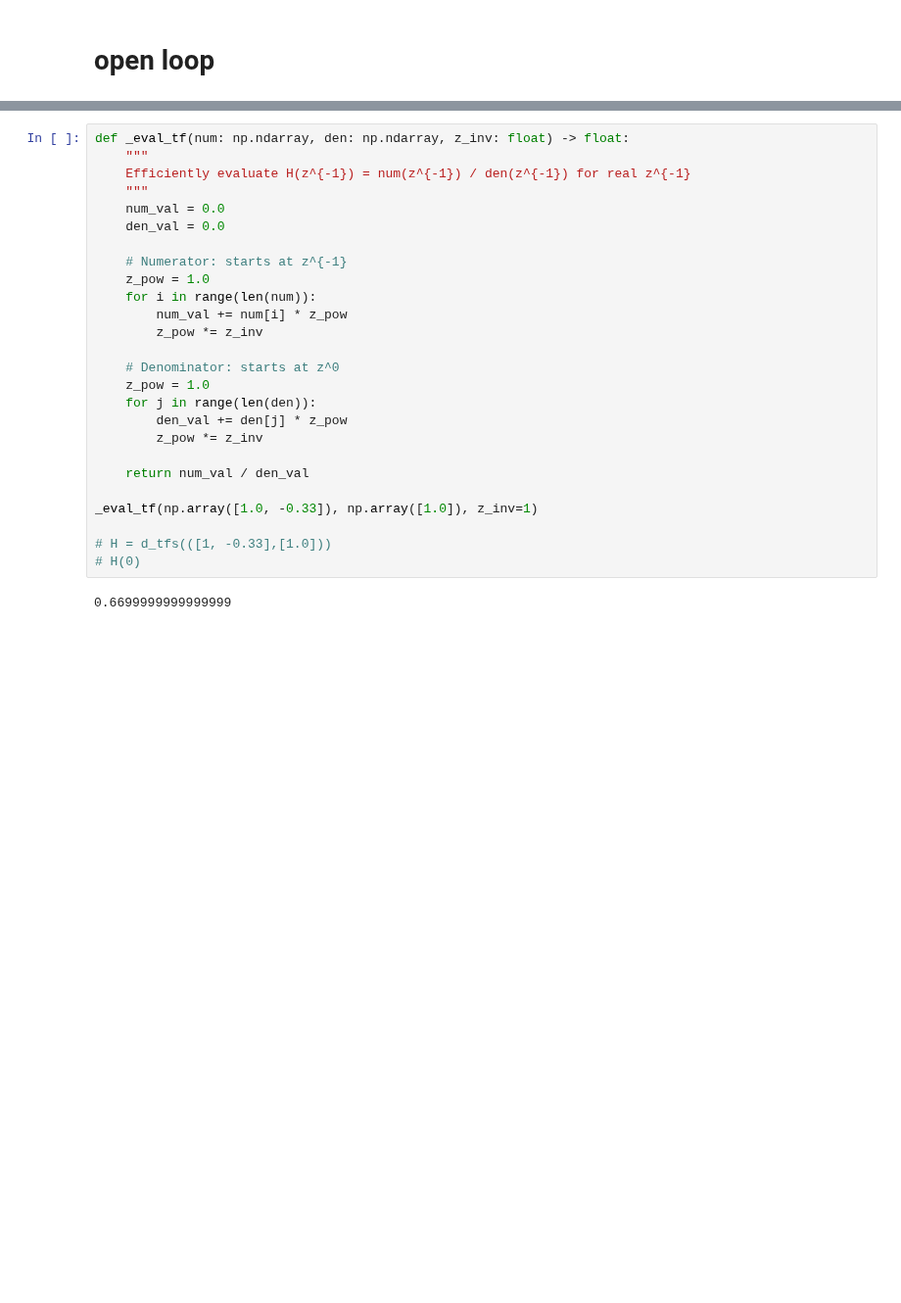
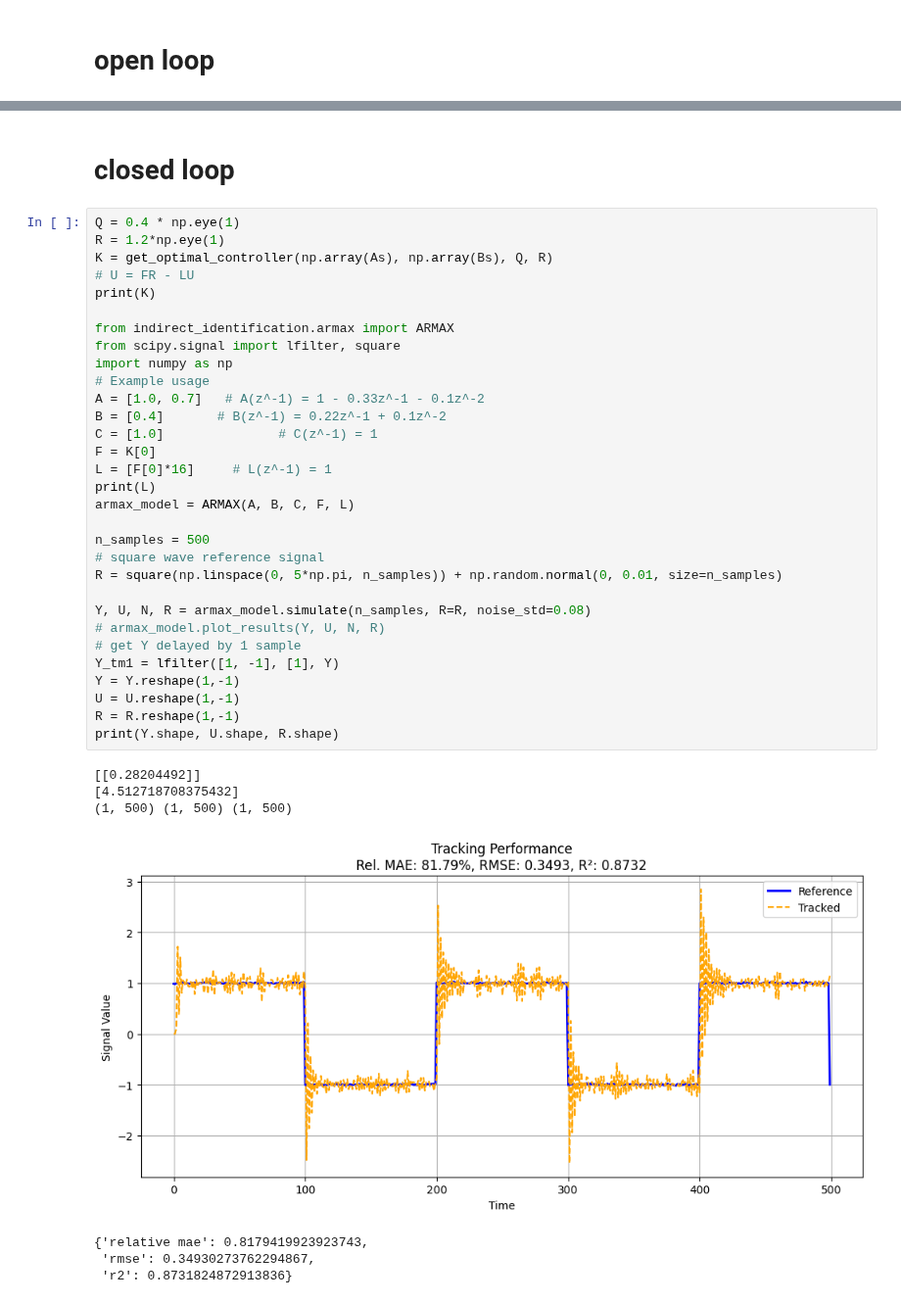
Before and after one commit to Muckthebuck/Learning-Dynamic-Systems, a Jupyter notebook: indirect_identification/notebooks/sps_plots.ipynb, the cells around one changed output, grey strips where cells are left out. Shown at 98% size. Saved outputs shown, nothing was run; the diff lists cells and outputs as text; blank space fills up the shorter version.

```diff
--- a/indirect_identification/notebooks/sps_plots.ipynb
+++ b/indirect_identification/notebooks/sps_plots.ipynb
@@ -255,28 +254,41 @@ Error in SPS check: SPS assumption failed: tf(0) = 0.0 != 1.0 (tol=1e-10)
-# %%
-def _eval_tf(num: np.ndarray, den: np.ndarray, z_inv: float) -> float:
-    """
-    Efficiently evaluate H(z^{-1}) = num(z^{-1}) / den(z^{-1}) for real z^{-1}
-    """
-    num_val = 0.0
-    den_val = 0.0
-
-    # Numerator: starts at z^{-1}
-    z_pow = 1.0
-    for i in range(len(num)):
-        num_val += num[i] * z_pow
-        z_pow *= z_inv
-
-    # Denominator: starts at z^0
-    z_pow = 1.0
-    for j in range(len(den)):
-        den_val += den[j] * z_pow
-        z_pow *= z_inv
-
-    return num_val / den_val
-
-_eval_tf(np.array([1.0, -0.33]), np.array([1.0]), z_inv=1)
-
-# H = d_tfs(([1, -0.33],[1.0]))
-# H(0)
-# %% [output]
-0.6699999999999999
+# %% [markdown]
+# closed loop
+# %%
+Q = 0.4 * np.eye(1)
+R = 1.2*np.eye(1)
+K = get_optimal_controller(np.array(As), np.array(Bs), Q, R)
+# U = FR - LU
+print(K)
+
+from indirect_identification.armax import ARMAX
+from scipy.signal import lfilter, square
+import numpy as np
+# Example usage
+A = [1.0, 0.7]   # A(z^-1) = 1 - 0.33z^-1 - 0.1z^-2
+B = [0.4]       # B(z^-1) = 0.22z^-1 + 0.1z^-2
+C = [1.0]               # C(z^-1) = 1
+F = K[0]
+L = [F[0]*16]     # L(z^-1) = 1
+print(L)
+armax_model = ARMAX(A, B, C, F, L)
+
+n_samples = 500
+# square wave reference signal
+R = square(np.linspace(0, 5*np.pi, n_samples)) + np.random.normal(0, 0.01, size=n_samples)
+
+Y, U, N, R = armax_model.simulate(n_samples, R=R, noise_std=0.08)
+# armax_model.plot_results(Y, U, N, R)
+# get Y delayed by 1 sample
+Y_tm1 = lfilter([1, -1], [1], Y)
+Y = Y.reshape(1,-1)
+U = U.reshape(1,-1)
+R = R.reshape(1,-1)
+print(Y.shape, U.shape, R.shape)
+# %% [output]
+[[0.28204492]]
+[4.512718708375432]
+(1, 500) (1, 500) (1, 500)
+[figure, added]
+{'relative mae': 0.8179419923923743,
+ 'rmse': 0.34930273762294867,
+ 'r2': 0.8731824872913836}
```
Also changed, not shown: parts of 5 cells of this notebook, 5 other files.
